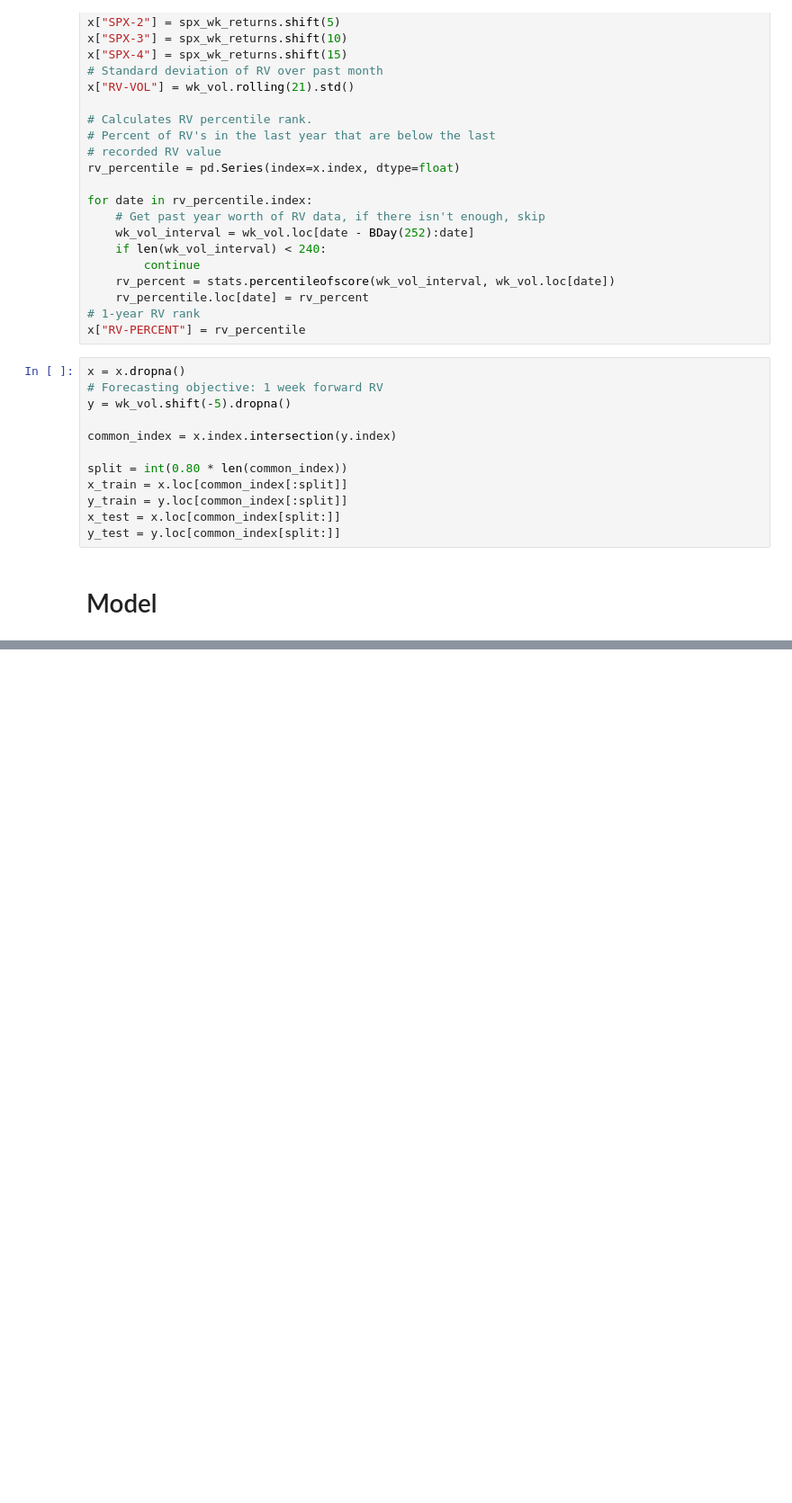
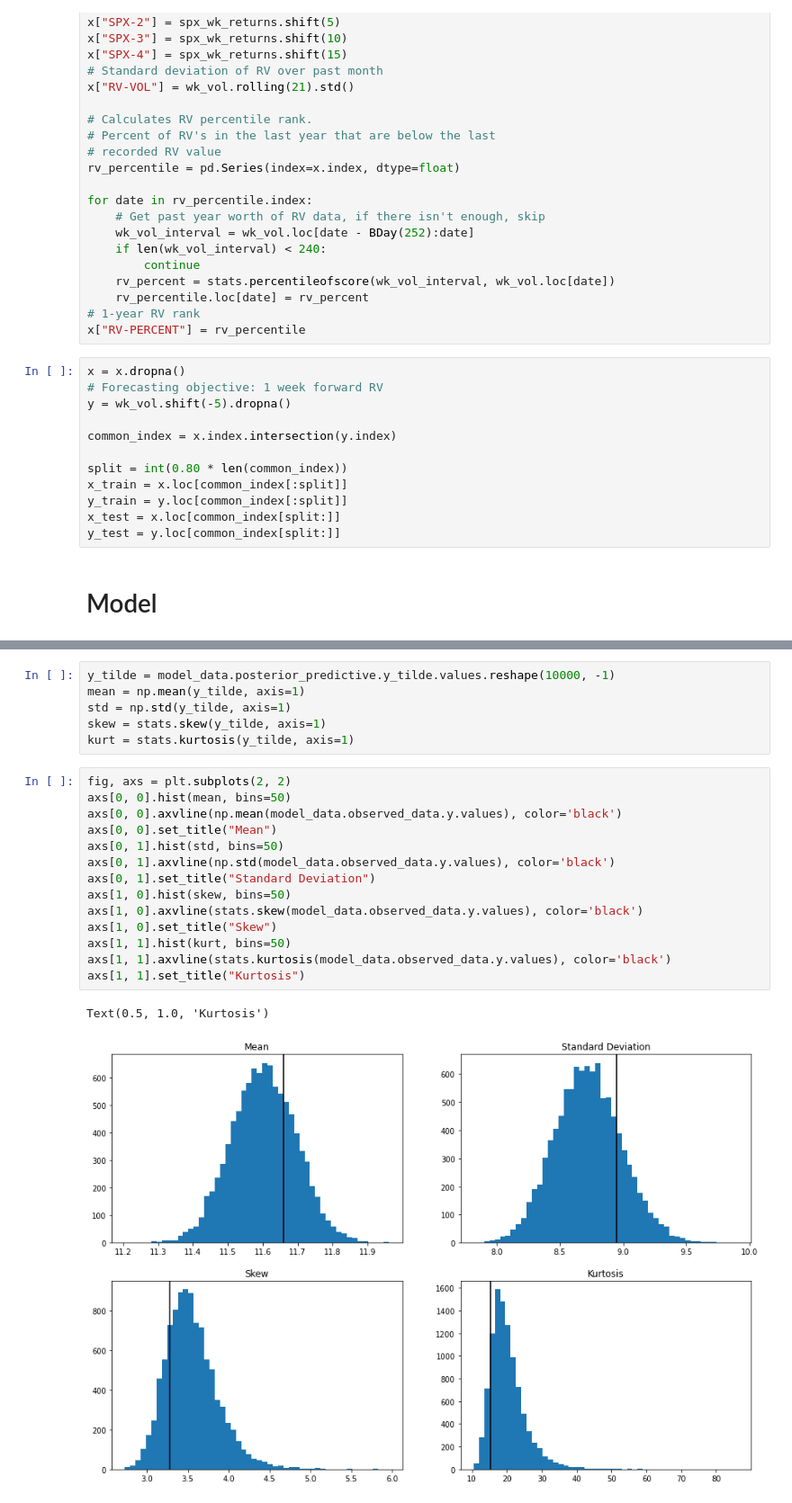
Before and after one commit to eadains/VolatilityTrading, a Jupyter notebook: real_vol_forecast.ipynb, the cells around one changed output, grey strips where cells are left out. Shown at 90% size. Drawn from its saved outputs; the diff is of its cells as text; blank space fills up the shorter version.

```diff
--- a/real_vol_forecast.ipynb
+++ b/real_vol_forecast.ipynb
@@ -96,0 +177,23 @@ model_spec = """
+# %%
+y_tilde = model_data.posterior_predictive.y_tilde.values.reshape(10000, -1)
+mean = np.mean(y_tilde, axis=1)
+std = np.std(y_tilde, axis=1)
+skew = stats.skew(y_tilde, axis=1)
+kurt = stats.kurtosis(y_tilde, axis=1)
+# %%
+fig, axs = plt.subplots(2, 2)
+axs[0, 0].hist(mean, bins=50)
+axs[0, 0].axvline(np.mean(model_data.observed_data.y.values), color='black')
+axs[0, 0].set_title("Mean")
+axs[0, 1].hist(std, bins=50)
+axs[0, 1].axvline(np.std(model_data.observed_data.y.values), color='black')
+axs[0, 1].set_title("Standard Deviation")
+axs[1, 0].hist(skew, bins=50)
+axs[1, 0].axvline(stats.skew(model_data.observed_data.y.values), color='black')
+axs[1, 0].set_title("Skew")
+axs[1, 1].hist(kurt, bins=50)
+axs[1, 1].axvline(stats.kurtosis(model_data.observed_data.y.values), color='black')
+axs[1, 1].set_title("Kurtosis")
+# %% [output]
+Text(0.5, 1.0, 'Kurtosis')
+[figure, added]
```
Also changed, not shown: parts of 15 cells of this notebook, 1 other file.
